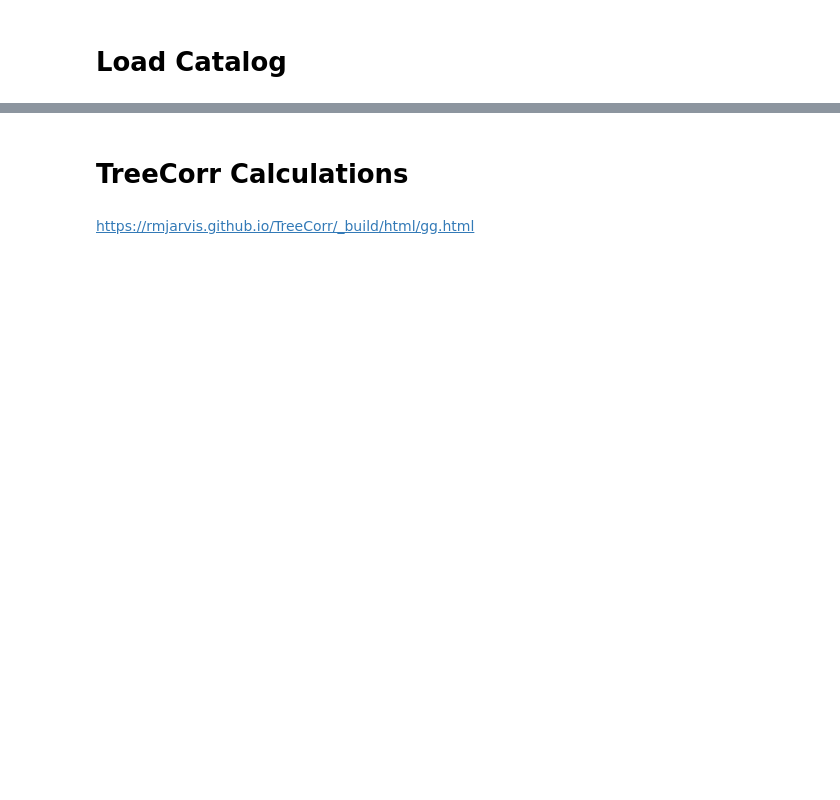
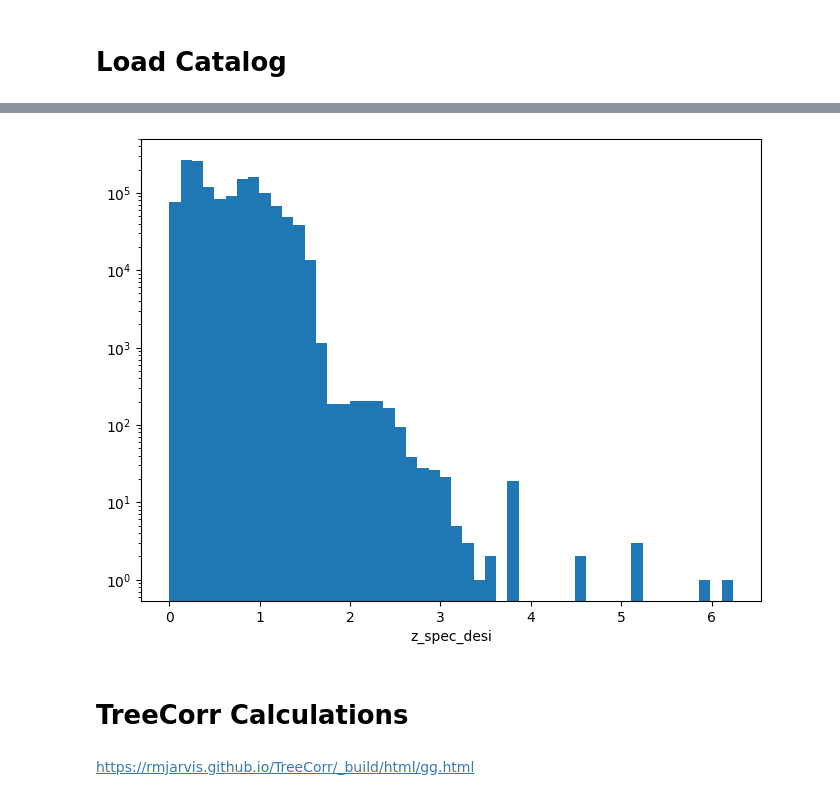
Before and after one commit to darynaYus/cosmic-shear-with-spec-z, a Jupyter notebook: treecorr/treecorr_test.ipynb, the cells around one changed output, grey strips where cells are left out. Cells and saved outputs as stored; diff of their text form; code cells hidden in the pictures; blank space fills up the shorter version.

```diff
--- a/treecorr/treecorr_test.ipynb
+++ b/treecorr/treecorr_test.ipynb
@@ -31,3 +96,12 @@ g2 = data_clean['SHAPE_E2']
+# %%
+# histogram of redshifts
+fig, ax = plt.subplots(figsize = (8,6))
+ax.hist(z, bins = 50 , density = False)
+ax.set_xlabel("z_spec_desi")
+ax.set_yscale('log')
+plt.show()
+# %% [output]
+[figure, added]
 # %% [markdown]
 # TreeCorr Calculations
 # %% [markdown]
```
Also changed, not shown: parts of 18 cells of this notebook.
